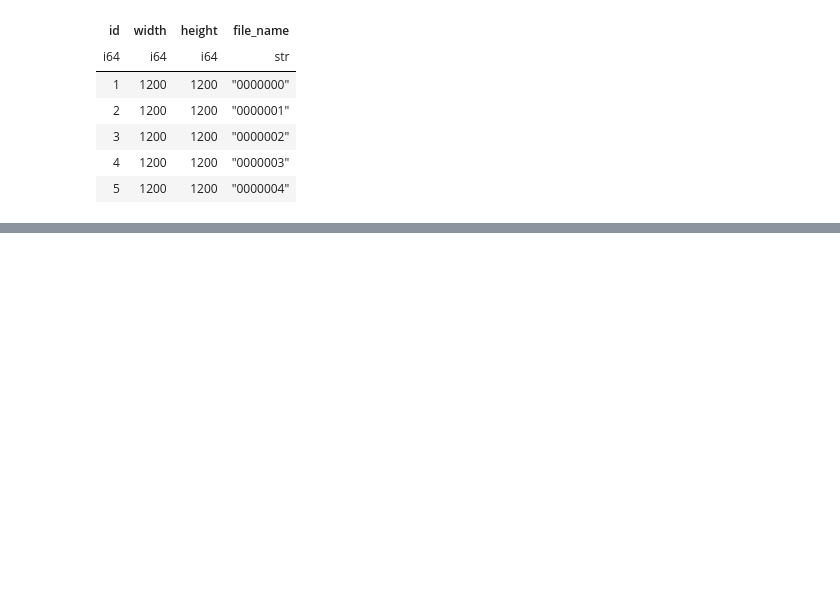
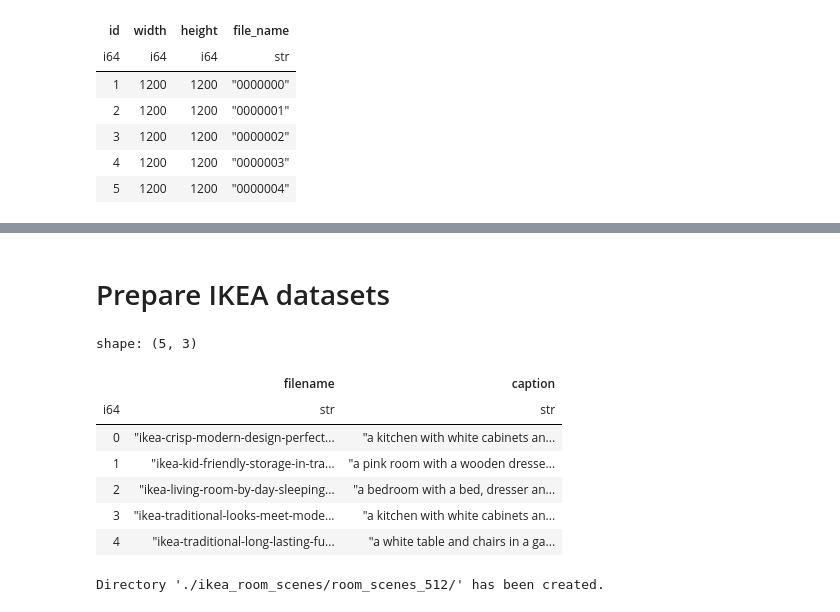
Before and after one commit to e1113633/PRS-PM-2023-07-01-GRP5-roomifAI, a Jupyter notebook: SystemCode/src/data_preparation/03_data_processing_scenes_3dfuture_captions.ipynb, the cells around one changed output, grey strips where cells are left out. Cells and saved outputs as stored; diff of their text form; code cells hidden in the pictures; blank space fills up the shorter version.

```diff
--- a/SystemCode/src/data_preparation/03_data_processing_scenes_3dfuture_captions.ipynb
+++ b/SystemCode/src/data_preparation/03_data_processing_scenes_3dfuture_captions.ipynb
@@ -145,0 +247,16 @@ df_img.write_csv(file="3dfront-annotated.csv")
+# %% [markdown]
+# Prepare IKEA datasets
+# %%
+ikea_file_path = "room_scenes_blip2.csv"
+df_ikea = pl.read_csv(ikea_file_path)
+
+df_ikea.head()
+# %% [output]
+shape: (5, 3)
+|  | filename | caption |
+| i64 | str | str |
+| 0 | "ikea-crisp-modern-design-perfect... | "a kitchen with white cabinets an... |
+| 1 | "ikea-kid-friendly-storage-in-tra... | "a pink room with a wooden dresse... |
+| 2 | "ikea-living-room-by-day-sleeping... | "a bedroom with a bed, dresser an... |
+| 3 | "ikea-traditional-looks-meet-mode... | "a kitchen with white cabinets an... |
+| 4 | "ikea-traditional-long-lasting-fu... | "a white table and chairs in a ga... |
@@ -145,0 +282,14 @@ df_img.write_csv(file="3dfront-annotated.csv")
+# %%
+input_directory = './ikea_room_scenes/room_scenes/'
+output_directory = './ikea_room_scenes/room_scenes_512/'
+
+ikea_filenames = os.listdir(input_directory)
+
+if not os.path.exists(output_directory):
+    os.makedirs(output_directory)
+    print(f"Directory '{output_directory}' has been created.")
+
+for filename in ikea_filenames:
+    resize_image(input_directory + filename, output_directory + filename)
+# %% [output]
+Directory './ikea_room_scenes/room_scenes_512/' has been created.
```
Also changed, not shown: parts of 21 cells of this notebook, 46 other files.
